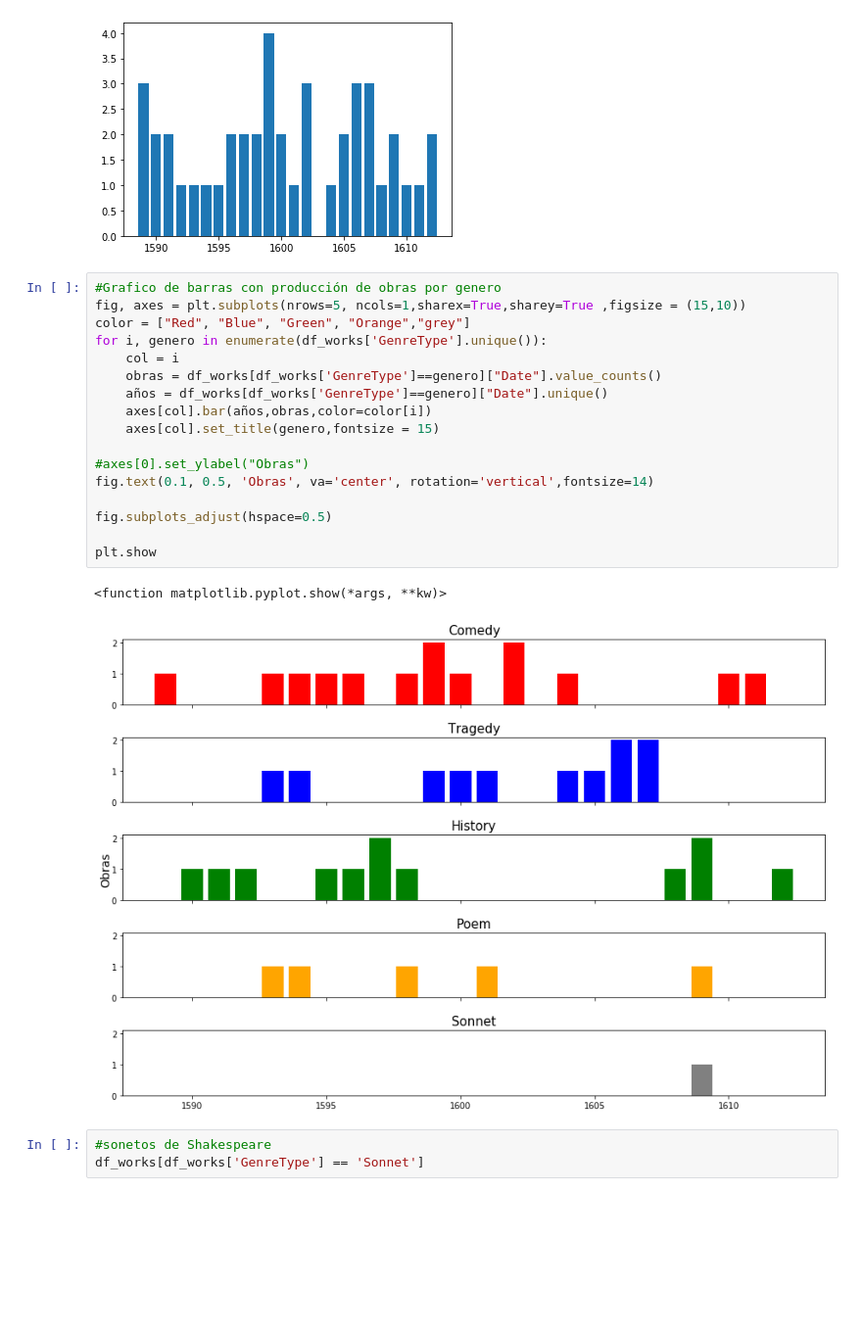
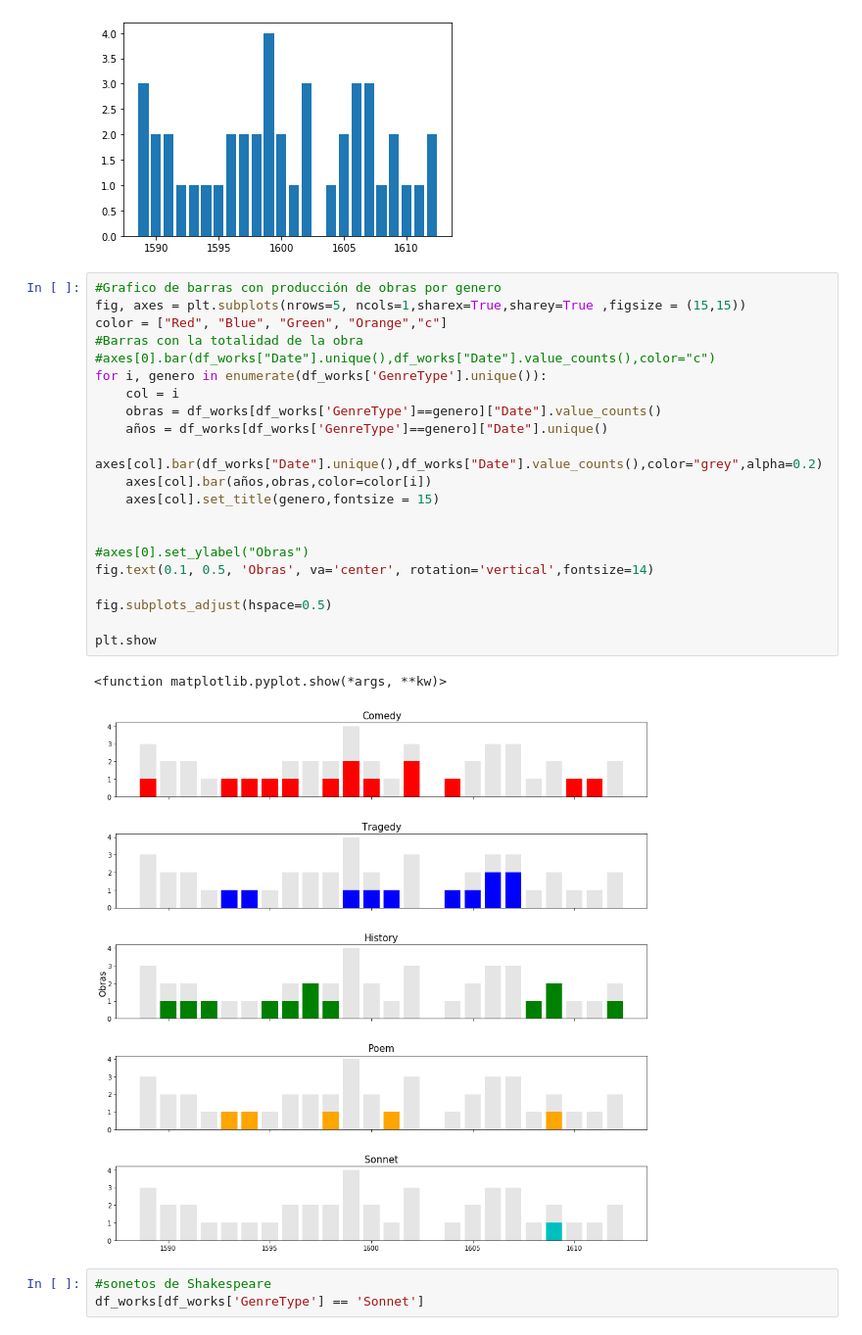
Before and after one commit to srobaina99/Introducci-n-a-ciencia-de-datos, a Jupyter notebook: shakespeare_t1.ipynb, the cells around one changed output. Shown: that part at 98% size. Drawn from its saved outputs; the diff is of its cells as text; blank space fills up the shorter version.

Commit message:
Barplor con fondo del total de la obra

```diff
--- a/shakespeare_t1.ipynb
+++ b/shakespeare_t1.ipynb
@@ -471,24 +471,28 @@ plt.bar(años, obras)
 [figure]
 # %%
 #Grafico de barras con producción de obras por genero
-fig, axes = plt.subplots(nrows=5, ncols=1,sharex=True,sharey=True ,figsize = (15,10))
-color = ["Red", "Blue", "Green", "Orange","grey"]
+fig, axes = plt.subplots(nrows=5, ncols=1,sharex=True,sharey=True ,figsize = (15,15))
+color = ["Red", "Blue", "Green", "Orange","c"]
+#Barras con la totalidad de la obra
+#axes[0].bar(df_works["Date"].unique(),df_works["Date"].value_counts(),color="c")
 for i, genero in enumerate(df_works['GenreType'].unique()):
     col = i
     obras = df_works[df_works['GenreType']==genero]["Date"].value_counts()
     años = df_works[df_works['GenreType']==genero]["Date"].unique()
+    axes[col].bar(df_works["Date"].unique(),df_works["Date"].value_counts(),color="grey",alpha=0.2)
     axes[col].bar(años,obras,color=color[i])
     axes[col].set_title(genero,fontsize = 15)
+
 
 #axes[0].set_ylabel("Obras")
 fig.text(0.1, 0.5, 'Obras', va='center', rotation='vertical',fontsize=14)
 
 fig.subplots_adjust(hspace=0.5)
 
 plt.show
 # %% [output]
 <function matplotlib.pyplot.show(*args, **kw)>
-[figure, old version]
+[figure, new version]
 # %%
 #sonetos de Shakespeare
 df_works[df_works['GenreType'] == 'Sonnet']
```
Also changed, not shown: 1 other file.
